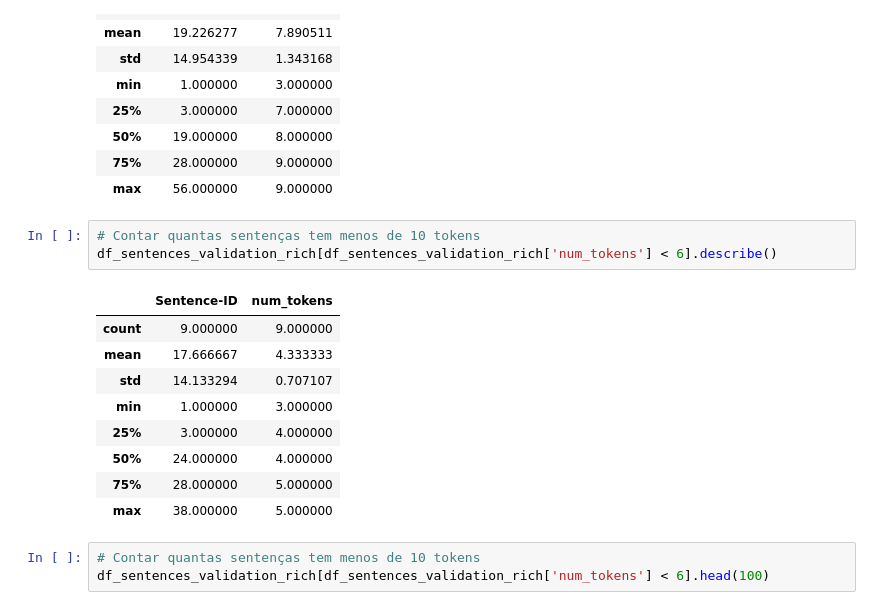
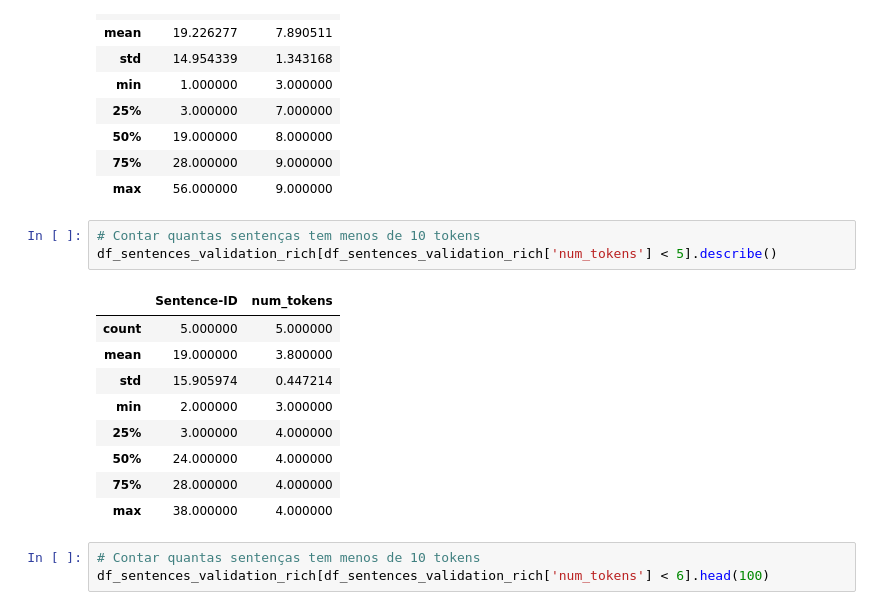
Before and after one commit to daycardoso/bert-vs-modernbert-valueeval24, a Jupyter notebook: pre_process_valores.ipynb, the cells around one changed output. Cells and saved outputs as stored; diff of their text form.

```diff
--- a/pre_process_valores.ipynb
+++ b/pre_process_valores.ipynb
@@ -874,17 +924,17 @@ df_sentences_validation_rich[df_sentences_validation_rich['num_tokens'] < 10].de
 | max | 56.000000 | 9.000000 |
 # %%
 # Contar quantas sentenças tem menos de 10 tokens
-df_sentences_validation_rich[df_sentences_validation_rich['num_tokens'] < 6].describe()
+df_sentences_validation_rich[df_sentences_validation_rich['num_tokens'] < 5].describe()
 # %% [output]
 |  | Sentence-ID | num_tokens |
-| count | 9.000000 | 9.000000 |
-| mean | 17.666667 | 4.333333 |
-| std | 14.133294 | 0.707107 |
-| min | 1.000000 | 3.000000 |
+| count | 5.000000 | 5.000000 |
+| mean | 19.000000 | 3.800000 |
+| std | 15.905974 | 0.447214 |
+| min | 2.000000 | 3.000000 |
 | 25% | 3.000000 | 4.000000 |
 | 50% | 24.000000 | 4.000000 |
-| 75% | 28.000000 | 5.000000 |
-| max | 38.000000 | 5.000000 |
+| 75% | 28.000000 | 4.000000 |
+| max | 38.000000 | 4.000000 |
 # %%
 # Contar quantas sentenças tem menos de 10 tokens
 df_sentences_validation_rich[df_sentences_validation_rich['num_tokens'] < 6].head(100)
```
Also changed, not shown: parts of 16 cells of this notebook.
